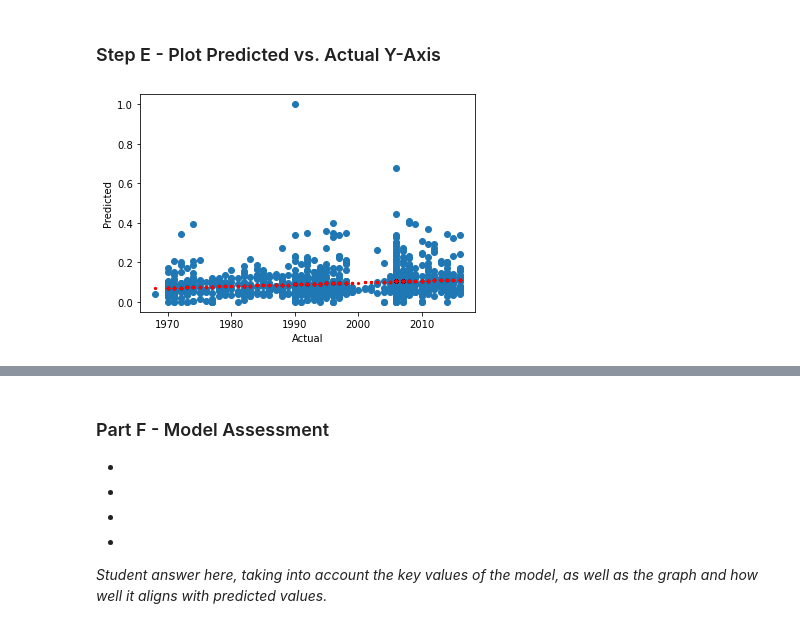
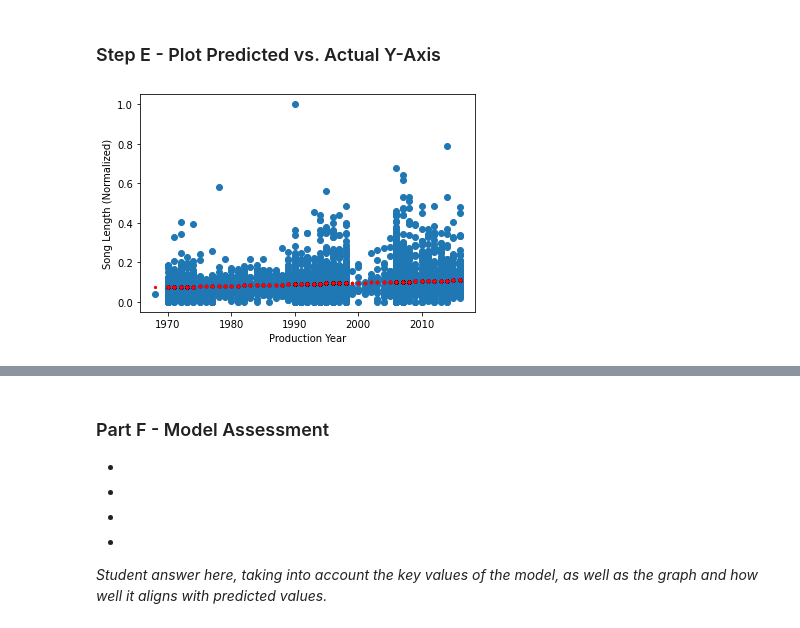
Before and after one commit to amattu2/INST-414-FA2021, a Jupyter notebook: Homework/3.ipynb, the cells around one changed output, grey strips where cells are left out. Drawn from its saved outputs; the diff is of its cells as text; code cells hidden in the pictures.

```diff
--- a/Homework/3.ipynb
+++ b/Homework/3.ipynb
@@ -154,6 +154,7 @@ model.fit(xtrain, ytrain)
 
 # Run the prediction
 ypred_test = model.predict(xtest)
+ypred_all = model.predict(x)
 # %% [markdown]
 ### Step A - Model Coefficient, Intercept
 To predict a value, you would do coef_ + intercep_
@@ -236,13 +237,13 @@ None
 # %% [markdown]
 ### Step E - Plot Predicted vs. Actual Y-Axis
 # %%
-plt.scatter(xtest, ytest) # Actual Y (Test Subset)
-plt.scatter(xtest, ypred_test, c = 'r', s = 5) # Predicted Y
-plt.xlabel("Actual")
-plt.ylabel("Predicted")
+plt.scatter(x, y) # Actual (No subset)
+plt.scatter(x, ypred_all, c = 'r', s = 5) # Predicted Y
+plt.ylabel("Song Length (Normalized)")
+plt.xlabel("Production Year")
 plt.show()
 
 # Hide output
 None
 # %% [output]
-[figure, old version]
+[figure, new version]
```
Also changed, not shown: parts of 12 cells of this notebook.
